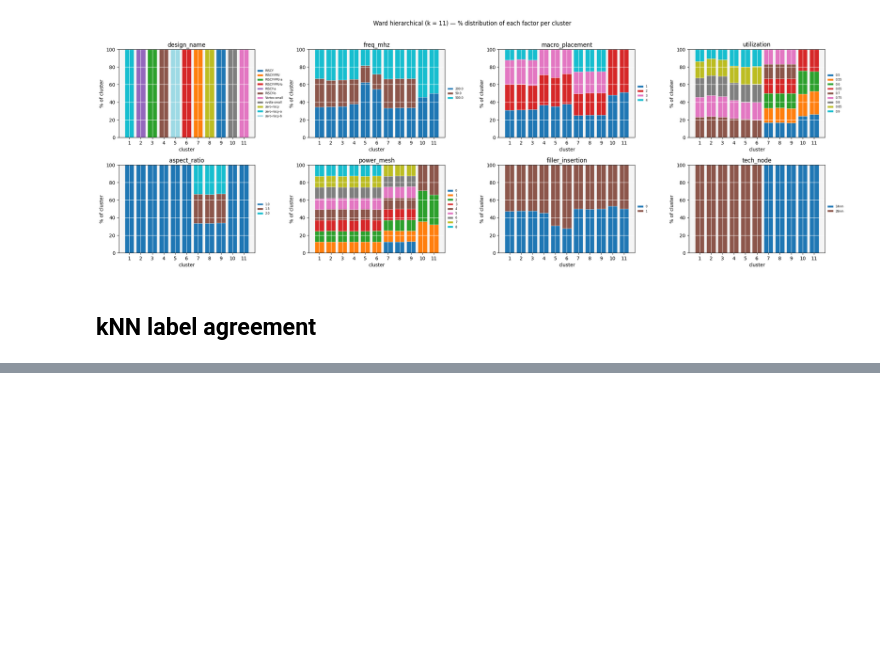
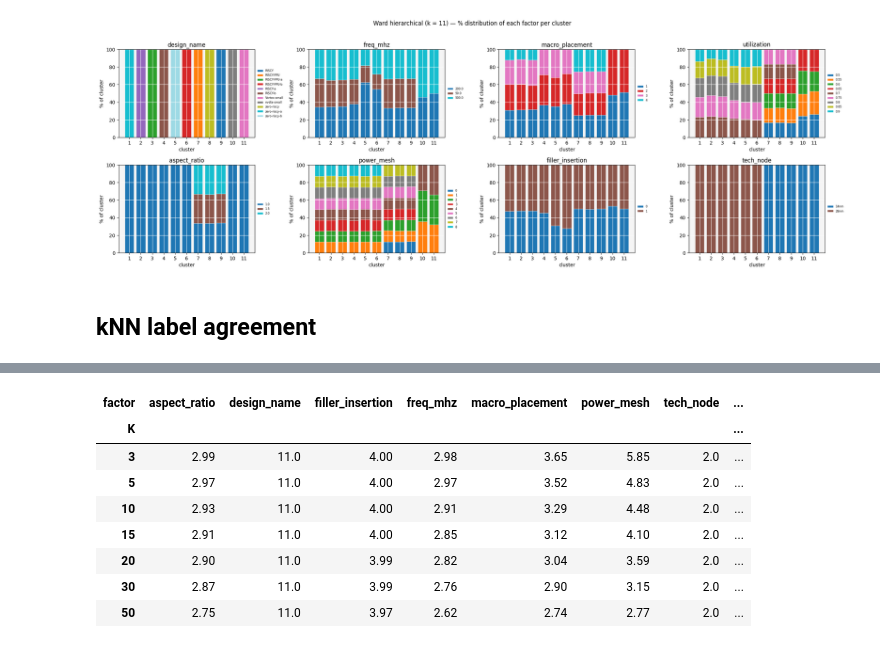
Before and after one commit to beppSpedicato/CircuitNet, a Jupyter notebook: dataset_description_and_partitioning/features_analysis_mixed.ipynb, the cells around one changed output, grey strips where cells are left out. Cells and saved outputs as stored; diff of their text form; code cells hidden in the pictures; blank space fills up the shorter version.

```diff
--- a/dataset_description_and_partitioning/features_analysis_mixed.ipynb
+++ b/dataset_description_and_partitioning/features_analysis_mixed.ipynb
@@ -647,39 +667,47 @@ cluster
 # %% [markdown]
 ## kNN label agreement
 # %%
-K_NN = 12
+K_range = [3, 5, 10, 15, 20, 30, 50]
+records = []
 
-nn = NearestNeighbors(n_neighbors=K_NN + 1).fit(Z3)
-_, idx = nn.kneighbors(Z3)
-neighbor_idx = idx[:, 1:]
+for K in K_range:
+    nn = NearestNeighbors(n_neighbors=K + 1).fit(Z3)
+    _, idx = nn.kneighbors(Z3)
+    neighbor_idx = idx[:, 1:]
 
-rows = []
-for f in FACTOR_COLS:
-    if df_full[f].nunique() < 2:
-        continue
-    y = df_full[f].astype(str).to_numpy()
-    match = (y[neighbor_idx] == y[:, None]).mean(axis=1)
-    chance = 1.0 / df_full[f].nunique()
-    rows.append({
-        'factor':    f,
-        'n_levels':  int(df_full[f].nunique()),
-        'agreement': round(float(match.mean()), 3),
-        'chance':    round(chance, 3),
-        'lift':      round(float(match.mean()) / chance, 2),
-    })
-knn_df = pd.DataFrame(rows).sort_values('lift', ascending=False)
-print(f'kNN label agreement (k={K_NN}, merged N14+N28):\n')
-print(knn_df.to_string(index=False))
+    for f in FACTOR_COLS:
+        if df_full[f].nunique() < 2:
+            continue
+        y = df_full[f].astype(str).to_numpy()
+        match = (y[neighbor_idx] == y[:, None]).mean(axis=1)
+        chance = 1.0 / df_full[f].nunique()
+        records.append({
+            'K': K, 'factor': f,
+            'agreement': match.mean(),
+            'lift': match.mean() / chance
+        })
 
-fig, ax = plt.subplots(figsize=(10, 4.5))
-x = np.arange(len(knn_df))
-ax.bar(x - 0.2, knn_df['agreement'], width=0.4,
-       color='#2c3e50', alpha=0.9, label='observed agreement')
-ax.bar(x + 0.2, knn_df['chance'], width=0.4,
-       color='#c0392b', alpha=0.7, label='chance = 1/n_levels')
-ax.set_xticks(x); ax.set_xticklabels(knn_df['factor'], rotation=25, ha='right')
-ax.set_ylabel(f'mean neighbor-label agreement (k={K_NN})')
-ax.set_title('kNN label agreement per factor (merged N14+N28)')
-ax.legend()
-plt.tight_layout(); plt.show()
+sweep_df = pd.DataFrame(records)
+print("lift table")
+display(sweep_df.pivot(index='K', columns='factor', values='lift').round(2))
+print("agreements")
+display(sweep_df.pivot(index='K', columns='factor', values='agreement').round(2))
+
+def cramers_v(x, y):
+    ct = pd.crosstab(x, y)
+    chi2 = chi2_contingency(ct)[0]
+    n = ct.sum().sum()
+    r, k = ct.shape
+    return np.sqrt((chi2 / n) / (min(r, k) - 1))
+
+print("\nCramér's V association matrix:\n")
+cv_matrix = pd.DataFrame(index=FACTOR_COLS, columns=FACTOR_COLS, dtype=float)
+for a in FACTOR_COLS:
+    for b in FACTOR_COLS:
+        if a == b:
+            cv_matrix.loc[a, b] = 1.0
+        else:
+            cv_matrix.loc[a, b] = cramers_v(df_full[a].astype(str), df_full[b].astype(str))
+
+print(cv_matrix.round(2).to_string())
 # %% [output]
@@ -697,0 +715,9 @@ filler_insertion         4      0.999   0.250  4.00
+| factor | aspect_ratio | design_name | filler_insertion | freq_mhz | macro_placement | power_mesh | tech_node | ... |
+| K |  |  |  |  |  |  |  | ... |
+| 3 | 2.99 | 11.0 | 4.00 | 2.98 | 3.65 | 5.85 | 2.0 | ... |
+| 5 | 2.97 | 11.0 | 4.00 | 2.97 | 3.52 | 4.83 | 2.0 | ... |
+| 10 | 2.93 | 11.0 | 4.00 | 2.91 | 3.29 | 4.48 | 2.0 | ... |
+| 15 | 2.91 | 11.0 | 4.00 | 2.85 | 3.12 | 4.10 | 2.0 | ... |
+| 20 | 2.90 | 11.0 | 3.99 | 2.82 | 3.04 | 3.59 | 2.0 | ... |
+| 30 | 2.87 | 11.0 | 3.99 | 2.76 | 2.90 | 3.15 | 2.0 | ... |
+| 50 | 2.75 | 11.0 | 3.97 | 2.62 | 2.74 | 2.77 | 2.0 | ... |
```
Also changed, not shown: parts of 3 cells of this notebook, 7 other files.
